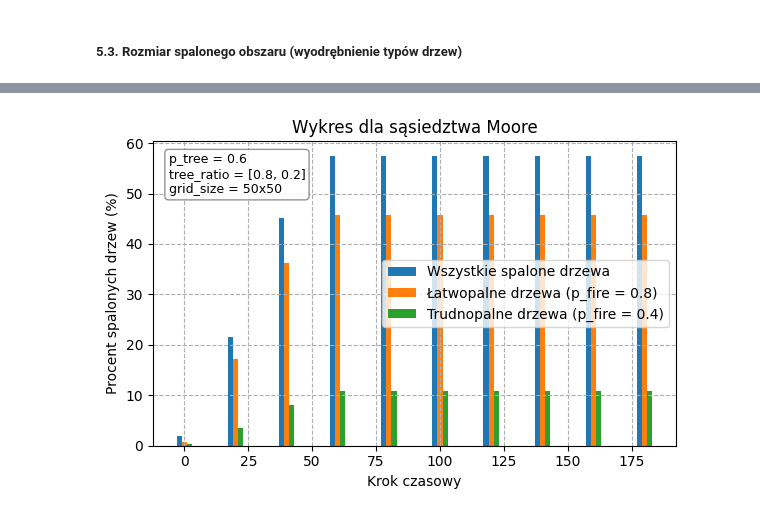
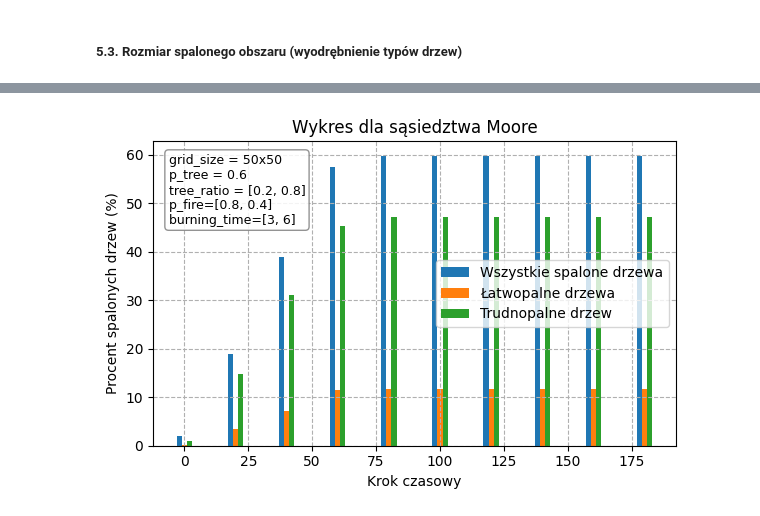
Before and after one commit to JKrempinska/fire-spread-percolation, a Jupyter notebook: fire.ipynb, the cells around one changed output, grey strips where cells are left out. Drawn from its saved outputs; the diff is of its cells as text; code cells hidden in the pictures.

```diff
--- a/fire.ipynb
+++ b/fire.ipynb
@@ -506,8 +535,9 @@ def get_colored_forest(forest, mixed_forest):
 
     return rgb_array
 # %%
-def fire_simulation_mixed(size, p_tree, tree_ratio, p_fire_mixed, neighborhood, gif_name, M_frames=100):
+def fire_simulation_mixed(size, p_tree, tree_ratio, p_fire_mixed, neighborhood, burning_time_dict, gif_name, M_frames=100):
     forest, mixed_forest = mixed_forest_grid(size, p_tree, tree_ratio=tree_ratio)
+    burning_time = np.zeros_like(forest, dtype=int)
     frames = []
 
     legend_elements = [mpatches.Patch(color=tree_type_color[label], label=label)
@@ -517,7 +547,7 @@ def fire_simulation_mixed(size, p_tree, tree_ratio, p_fire_mixed, neighborhood,
         if step == 1:
             forest = start_fire(forest)
         elif step > 1:
-            forest = spread_fire_v2(forest, mixed_forest, p_fire_mixed, neighborhood)
+            forest, burning_time = spread_fire_v3(forest, mixed_forest, p_fire_mixed, neighborhood, burning_time, burning_time_dict)
 
         fig, ax = plt.subplots(figsize=(7, 7), dpi=80)
         colored_forest = get_colored_forest(forest, mixed_forest)
@@ -556,0 +593,9 @@ Animacja została zapisana jako 'neumann_fire0.8x0.4.gif'
+# %%
+p_fire_mixed = {"Łatwopalne": 0.8, "Trudnopalne": 0.3}
+size=50
+p_tree=0.6
+tree_ratio = [0.3, 0.7]
+neighborhood = 'moore'
+
+fire_simulation_mixed(size, p_tree, tree_ratio, p_fire_mixed, neighborhood, {"Łatwopalne": 1, "Trudnopalne":1}, 'moore_tr3070_pf08-03_bt1-1')
+fire_simulation_mixed(size, p_tree, tree_ratio, p_fire_mixed, neighborhood, {"Łatwopalne": 3, "Trudnopalne":6}, 'moore_tr3070_pf08-03_bt3-6')
@@ -557,12 +605,13 @@ Animacja została zapisana jako 'neumann_fire0.8x0.4.gif'
 # %% [markdown]
 ##### 5.3. Rozmiar spalonego obszaru (wyodrębnienie typów drzew)
 # %%
-def how_much_burned_mixed(size, p_fire_mixed, tree_ratio, p_tree, neighborhood, tree_types=None, M=100):
+def how_much_burned_mixed(size, p_fire_mixed, tree_ratio, p_tree, neighborhood, burning_time_dict, tree_types=None, M=100):
     burned_all = np.zeros(M)
     burned_easy = np.zeros(M)
     burned_hard = np.zeros(M)
 
     forest, mixed_forest = mixed_forest_grid(size=size, p_tree=p_tree, tree_types=tree_types, tree_ratio=tree_ratio)
+    burning_time = np.zeros_like(forest, dtype=int)
     total_trees = np.sum(forest == tree_cond["TREE"])
     forest = start_fire(forest)
 
@@ -577,11 +626,11 @@ def how_much_burned_mixed(size, p_fire_mixed, tree_ratio, p_tree, neighborhood,
         burned_easy[step] = (burned_easy_count / total_trees) * 100 if total_trees > 0 else 0
         burned_hard[step] = (burned_hard_count / total_trees) * 100 if total_trees > 0 else 0
 
-        forest = spread_fire_v2(forest, mixed_forest, p_fire_mixed, neighborhood)
+        forest, burning_time = spread_fire_v3(forest, mixed_forest, p_fire_mixed, neighborhood, burning_time, burning_time_dict)
 
     return burned_all, burned_easy, burned_hard
 # %%
-def bar_plots(size, M, p_fire_mixed, tree_ratio, p_tree, neighborhood, save_name="burned_bars", save=False,
+def bar_plots(size, M, p_fire_mixed, tree_ratio, p_tree, neighborhood, burning_time_dict, save_name=None, save=False,
               tree_types=None, step=20, width=2, xs=2, legend_loc="lower right"):
     M_range = np.arange(M)
 
@@ -591,6 +640,7 @@ def bar_plots(size, M, p_fire_mixed, tree_ratio, p_tree, neighborhood, save_name
         tree_ratio=tree_ratio,
         p_tree=p_tree,
         neighborhood=neighborhood,
+        burning_time_dict = burning_time_dict,
         tree_types=tree_types,
         M=M
     )
@@ -603,14 +653,14 @@ def bar_plots(size, M, p_fire_mixed, tree_ratio, p_tree, neighborhood, save_name
     plt.figure(figsize=(6, 4))
 
     plt.bar(M_range_thinned - xs, burned_all_thinned, width=width, label='Wszystkie spalone drzewa')
-    plt.bar(M_range_thinned, burned_easy_thinned, width=width, label=f'Łatwopalne drzewa (p_fire = {p_fire_mixed.get("Łatwopalne", "?")})')
-    plt.bar(M_range_thinned + xs, burned_hard_thinned, width=width, label=f'Trudnopalne drzewa (p_fire = {p_fire_mixed.get("Trudnopalne", "?")})')
+    plt.bar(M_range_thinned, burned_easy_thinned, width=width, label=f'Łatwopalne drzewa')
+    plt.bar(M_range_thinned + xs, burned_hard_thinned, width=width, label=f'Trudnopalne drzew')
 
     plt.xlabel('Krok czasowy')
     plt.ylabel('Procent spalonych drzew (%)')
 
-    param_text = f"p_tree = {p_tree}\ntree_ratio = {tree_ratio}\ngrid_size = {size}x{size}"
-    plt.text(0.03, 0.82, param_text,
+    param_text = f"grid_size = {size}x{size}\np_tree = {p_tree}\ntree_ratio = {tree_ratio}\np_fire={list(p_fire_mixed.values())}\nburning_time={list(burning_time_dict.values())}"
+    plt.text(0.03, 0.72, param_text,
              transform=plt.gca().transAxes,
              fontsize=9,
              verticalalignment='bottom',
@@ -675,14 +770,15 @@ c)
 # %%
 bar_plots(
     size=50,
     M=200,
     p_fire_mixed={"Łatwopalne": 0.8, "Trudnopalne": 0.4},
-    tree_ratio=[0.8, 0.2],
+    tree_ratio=[0.2, 0.8],
     p_tree=0.6,
     neighborhood='moore',
-    save_name="burned_bars_v3",
-    save = True,
+    burning_time_dict={"Łatwopalne": 3, "Trudnopalne": 6},
+    save_name="bb_tr3070_pf08-03_bt3-6.png",
+    save=True,
     legend_loc="center right"
 )
 # %% [output]
-[figure, old version]
+[figure, new version]
```
Also changed, not shown: parts of 27 cells of this notebook.
